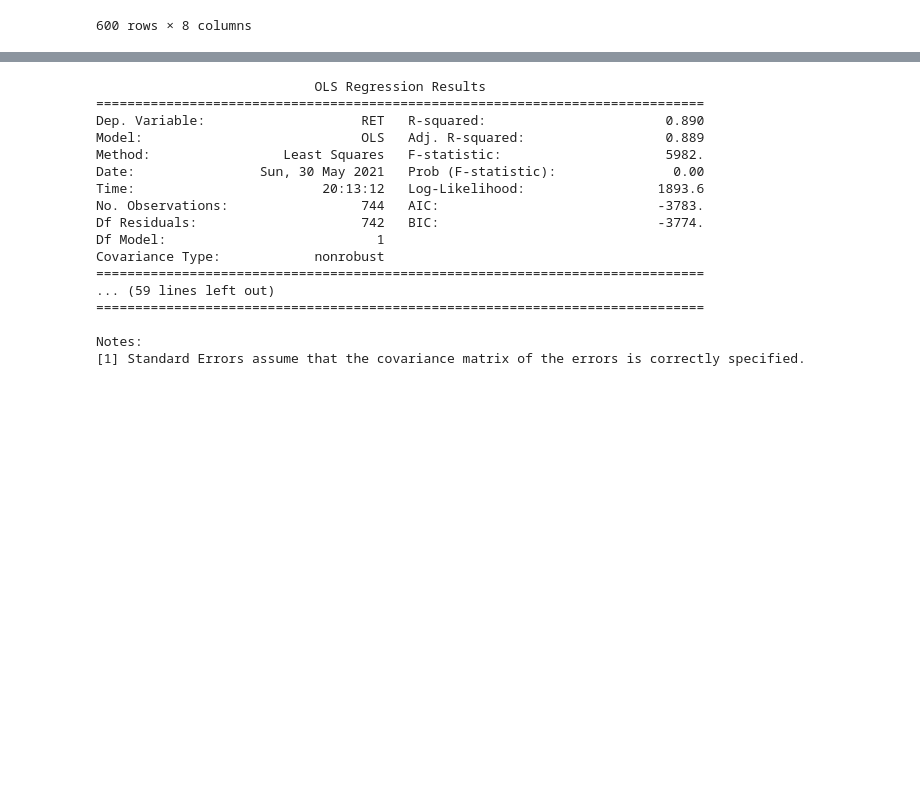
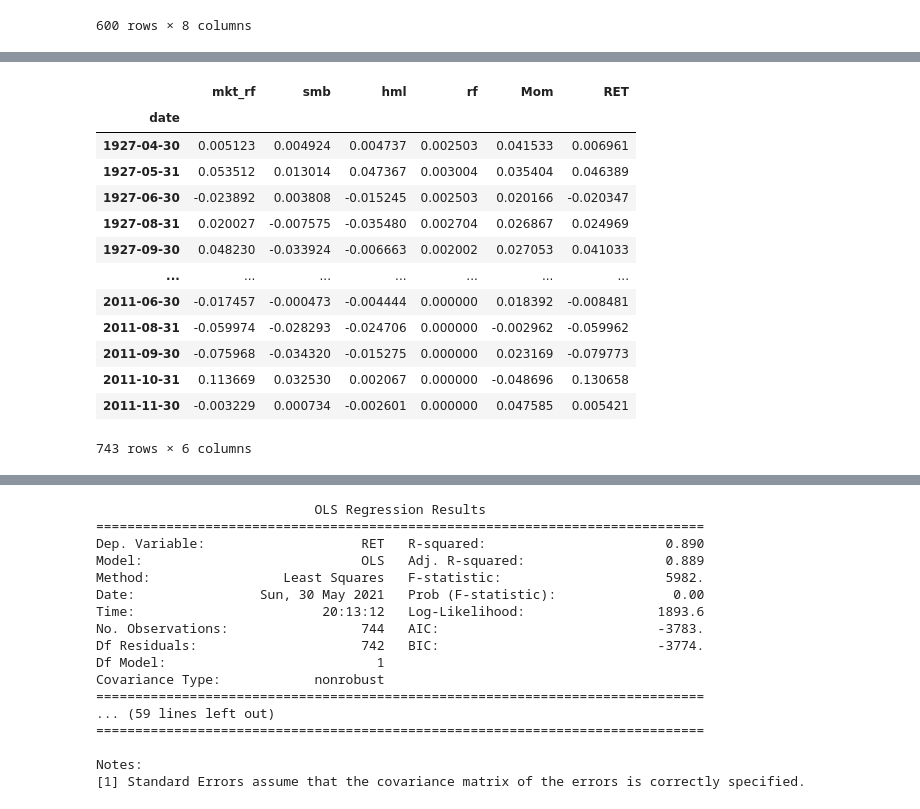
Before and after one commit to ptakchun/FINA4359-Project, a Jupyter notebook: table3.ipynb, the cells around one changed output, grey strips where cells are left out. Cells and saved outputs as stored; diff of their text form; code cells hidden in the pictures; blank space fills up the shorter version.

```diff
--- a/table3.ipynb
+++ b/table3.ipynb
@@ -326,3 +345,20 @@ liq_df
+# %%
+pd.merge(ff4, longport_eq, on='date')
+# %% [output]
+|  | mkt_rf | smb | hml | rf | Mom | RET |
+| date |  |  |  |  |  |  |
+| 1927-04-30 | 0.005123 | 0.004924 | 0.004737 | 0.002503 | 0.041533 | 0.006961 |
+| 1927-05-31 | 0.053512 | 0.013014 | 0.047367 | 0.003004 | 0.035404 | 0.046389 |
+| 1927-06-30 | -0.023892 | 0.003808 | -0.015245 | 0.002503 | 0.020166 | -0.020347 |
+| 1927-08-31 | 0.020027 | -0.007575 | -0.035480 | 0.002704 | 0.026867 | 0.024969 |
+| 1927-09-30 | 0.048230 | -0.033924 | -0.006663 | 0.002002 | 0.027053 | 0.041033 |
+| ... | ... | ... | ... | ... | ... | ... |
+| 2011-06-30 | -0.017457 | -0.000473 | -0.004444 | 0.000000 | 0.018392 | -0.008481 |
+| 2011-08-31 | -0.059974 | -0.028293 | -0.024706 | 0.000000 | -0.002962 | -0.059962 |
+| 2011-09-30 | -0.075968 | -0.034320 | -0.015275 | 0.000000 | 0.023169 | -0.079773 |
+| 2011-10-31 | 0.113669 | 0.032530 | 0.002067 | 0.000000 | -0.048696 | 0.130658 |
+| 2011-11-30 | -0.003229 | 0.000734 | -0.002601 | 0.000000 | 0.047585 | 0.005421 |
+743 rows × 6 columns
 # %%
 # equal_weighted_long
 # data=pd.merge(ff4, longport_eq, on='date')
```
Also changed, not shown: parts of 9 cells of this notebook.
